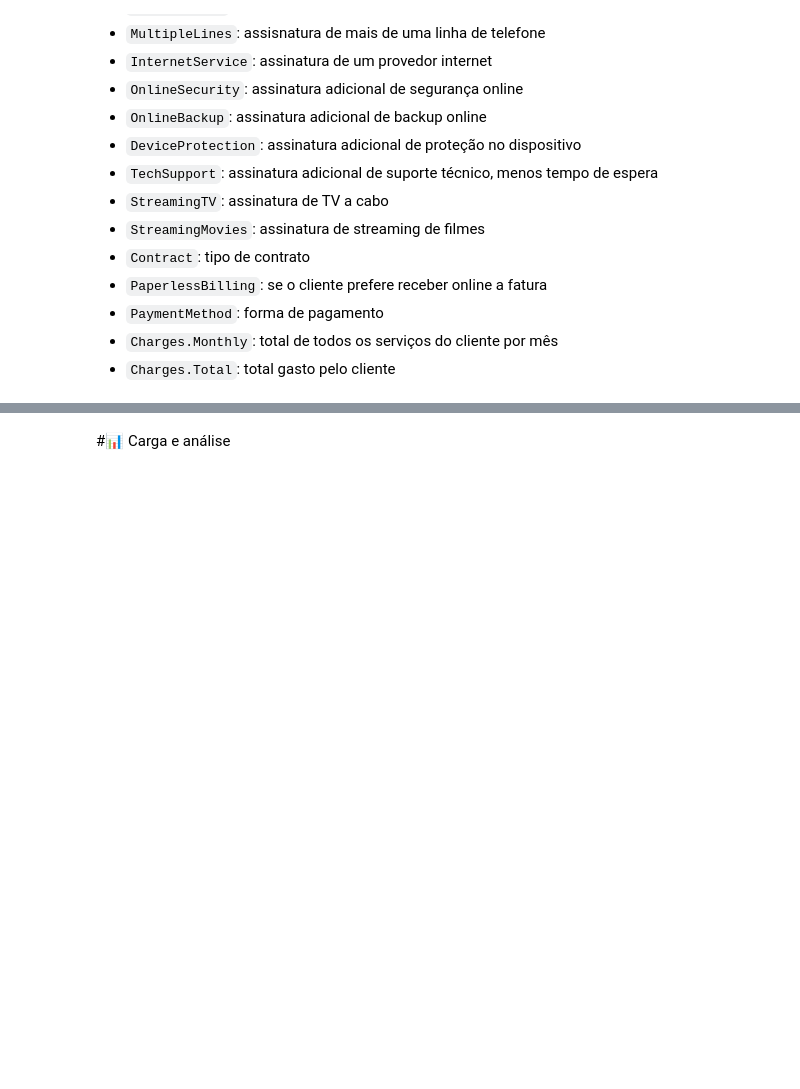
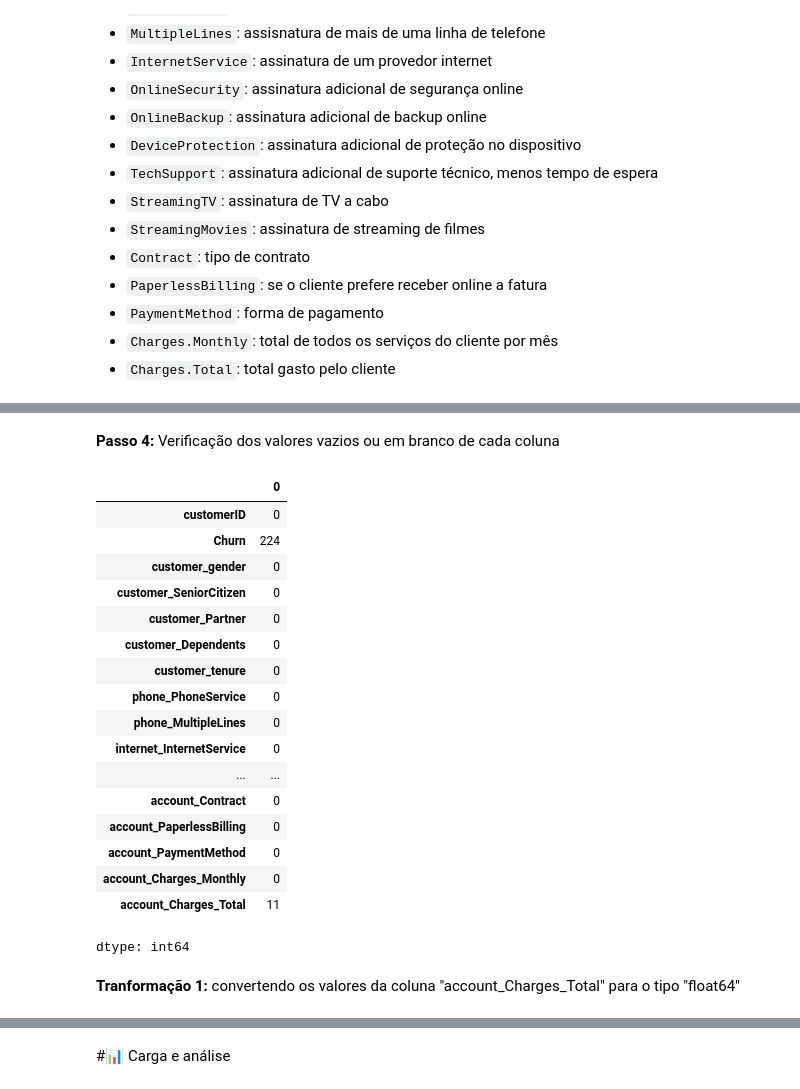
Before and after one commit to carlos-000-carlos/Challenge_2-TelecomX_BR-Cabral, a Jupyter notebook: TelecomX_BR.ipynb, the cells around one changed output, grey strips where cells are left out. Drawn from its saved outputs; the diff is of its cells as text; code cells hidden in the pictures; blank space fills up the shorter version.

```diff
--- a/TelecomX_BR.ipynb
+++ b/TelecomX_BR.ipynb
@@ -8,7 +10,9 @@ import json
 # %%
+# Carregamento e extração dos dados, já aplicando a normalização para visualização do Dataframe
 dados = requests.get('https://raw.githubusercontent.com/carlos-000-carlos/Challenge_2-TelecomX_BR-Cabral/refs/heads/main/TelecomX_Data.json')
 resultado  = json.loads(dados.text)
 dados_normalizados_api = pd.json_normalize(resultado, sep = '_')
+dados_normalizados_api = pd.DataFrame(dados_normalizados_api)
 dados_normalizados_api
 # %% [output]
 |  | customerID | Churn | customer_gender | customer_SeniorCitizen | customer_Partner | customer_Dependents | ... |
@@ -90,0 +205,26 @@ memory usage: 1.2+ MB
+# %% [markdown]
+**Passo 4:** Verificação dos valores vazios ou em branco de cada coluna
+# %%
+# Aplicando o método "strip" a várias colunas de uma só vez
+dados_normalizados_api.apply(lambda x: x.astype(str).str.strip().eq('').sum())
+# %% [output]
+|  | 0 |
+| customerID | 0 |
+| Churn | 224 |
+| customer_gender | 0 |
+| customer_SeniorCitizen | 0 |
+| customer_Partner | 0 |
+| customer_Dependents | 0 |
+| customer_tenure | 0 |
+| phone_PhoneService | 0 |
+| phone_MultipleLines | 0 |
+| internet_InternetService | 0 |
+| ... | ... |
+| account_Contract | 0 |
+| account_PaperlessBilling | 0 |
+| account_PaymentMethod | 0 |
+| account_Charges_Monthly | 0 |
+| account_Charges_Total | 11 |
+dtype: int64
+# %% [markdown]
+**Tranformação 1:** convertendo os valores da coluna "account_Charges_Total" para o tipo "float64"
```
Also changed, not shown: parts of 22 cells of this notebook.
